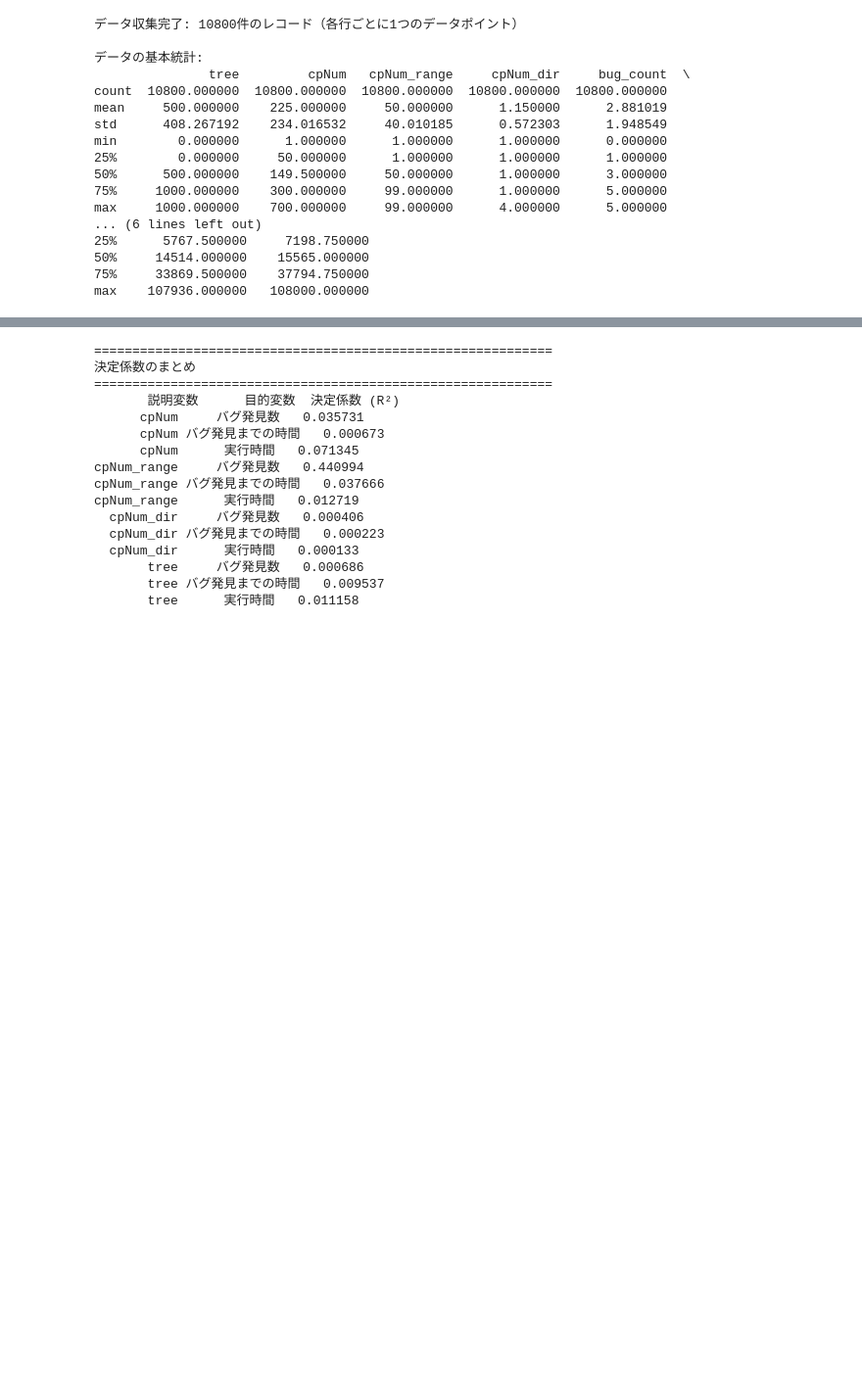
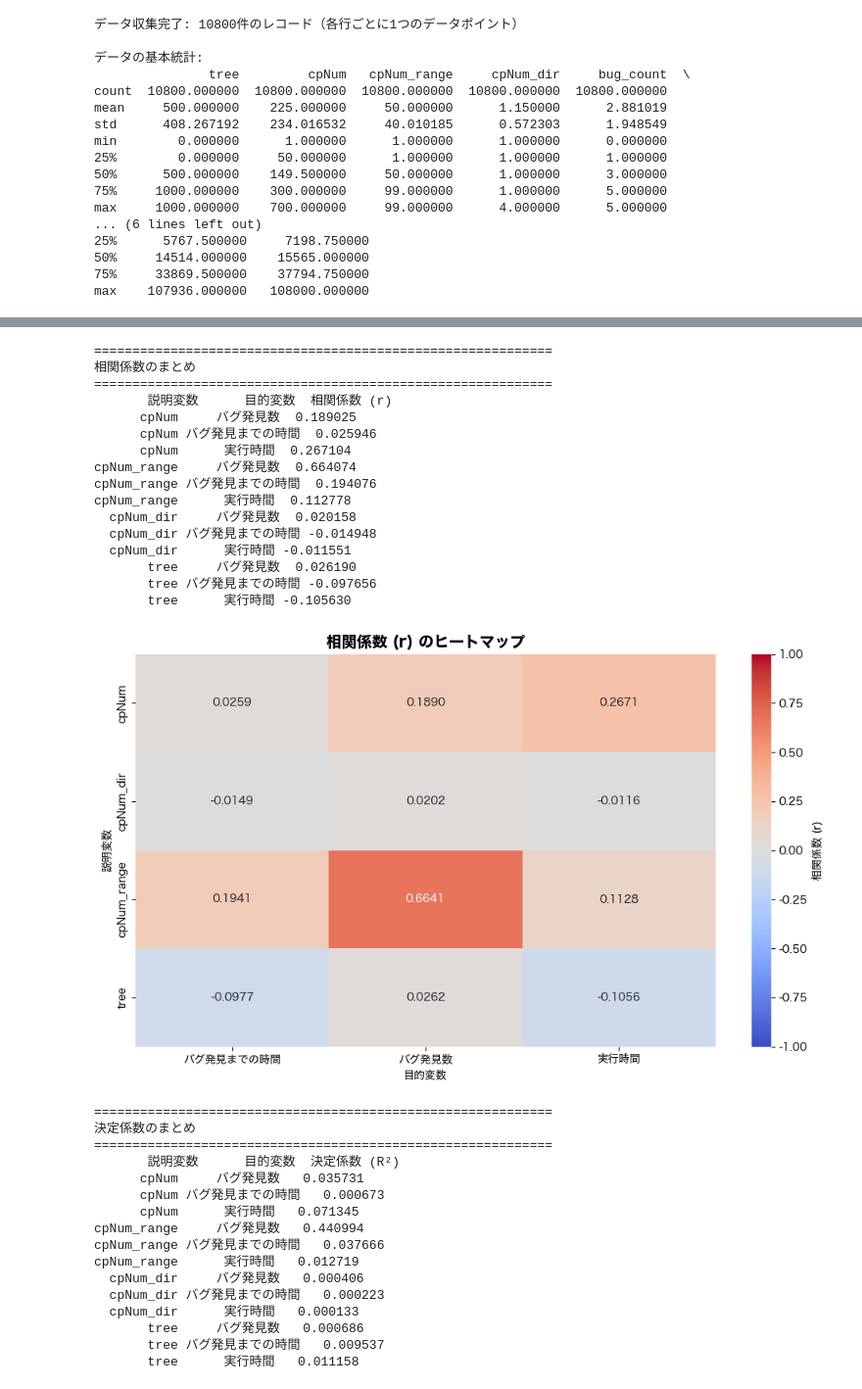
Before and after one commit to umiyuri777/localfuzz_analysis, a Jupyter notebook: tree-different/regression_analysis.ipynb, the cells around one changed output, grey strips where cells are left out. Shown at 98% size. Drawn from its saved outputs; the diff is of its cells as text; code cells hidden in the pictures; blank space fills up the shorter version.

```diff
--- a/tree-different/regression_analysis.ipynb
+++ b/tree-different/regression_analysis.ipynb
@@ -351,4 +362,54 @@ cpNum_range vs バグ発見までの時間
 ... (13 outputs left out)
+# %%
+# 相関係数のまとめ表を作成
+if correlations:
+    correlations_df = pd.DataFrame([
+        {
+            '説明変数': exp_var_label,
+            '目的変数': target_var_label,
+            '相関係数 (r)': correlations.get(f'{exp_var_key}_{target_var_key}', None)
+        }
+        for exp_var_key, exp_var_label in explanatory_vars.items()
+        for target_var_key, target_var_label in target_vars.items()
+    ])
+
+    # NaNを除外
+    correlations_df = correlations_df.dropna()
+
+    print("\n" + "="*60)
+    print("相関係数のまとめ")
+    print("="*60)
+    print(correlations_df.to_string(index=False))
+
+    # 相関係数のヒートマップを作成
+    pivot_table_corr = correlations_df.pivot(index='説明変数', columns='目的変数', values='相関係数 (r)')
+
+    plt.figure(figsize=(10, 6))
+    sns.heatmap(pivot_table_corr, annot=True, fmt='.4f', cmap='coolwarm', center=0,
+                cbar_kws={'label': '相関係数 (r)'}, vmin=-1, vmax=1)
+    plt.title('相関係数 (r) のヒートマップ', fontsize=14, fontweight='bold')
+    plt.tight_layout()
+    plt.show()
+else:
+    print("相関係数の結果がありません")
+# %% [output]
+============================================================
+相関係数のまとめ
+============================================================
+       説明変数      目的変数  相関係数 (r)
+      cpNum     バグ発見数  0.189025
+      cpNum バグ発見までの時間  0.025946
+      cpNum      実行時間  0.267104
+cpNum_range     バグ発見数  0.664074
+cpNum_range バグ発見までの時間  0.194076
+cpNum_range      実行時間  0.112778
+  cpNum_dir     バグ発見数  0.020158
+  cpNum_dir バグ発見までの時間 -0.014948
+  cpNum_dir      実行時間 -0.011551
+       tree     バグ発見数  0.026190
+       tree バグ発見までの時間 -0.097656
+       tree      実行時間 -0.105630
+[figure, added]
 # %%
 # 決定係数のまとめ表を作成
 if results:
```
Also changed, not shown: parts of 1 cell of this notebook, 2 other files.
